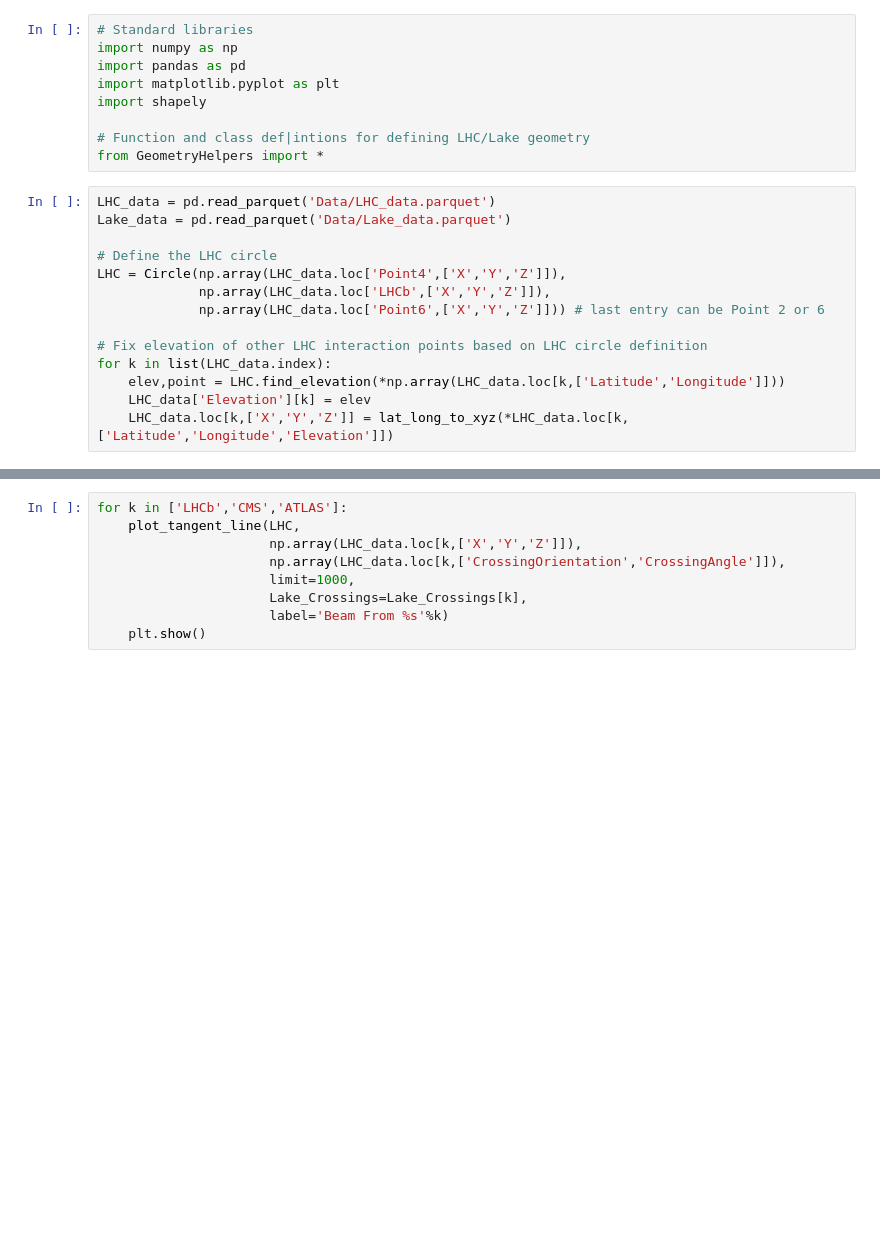
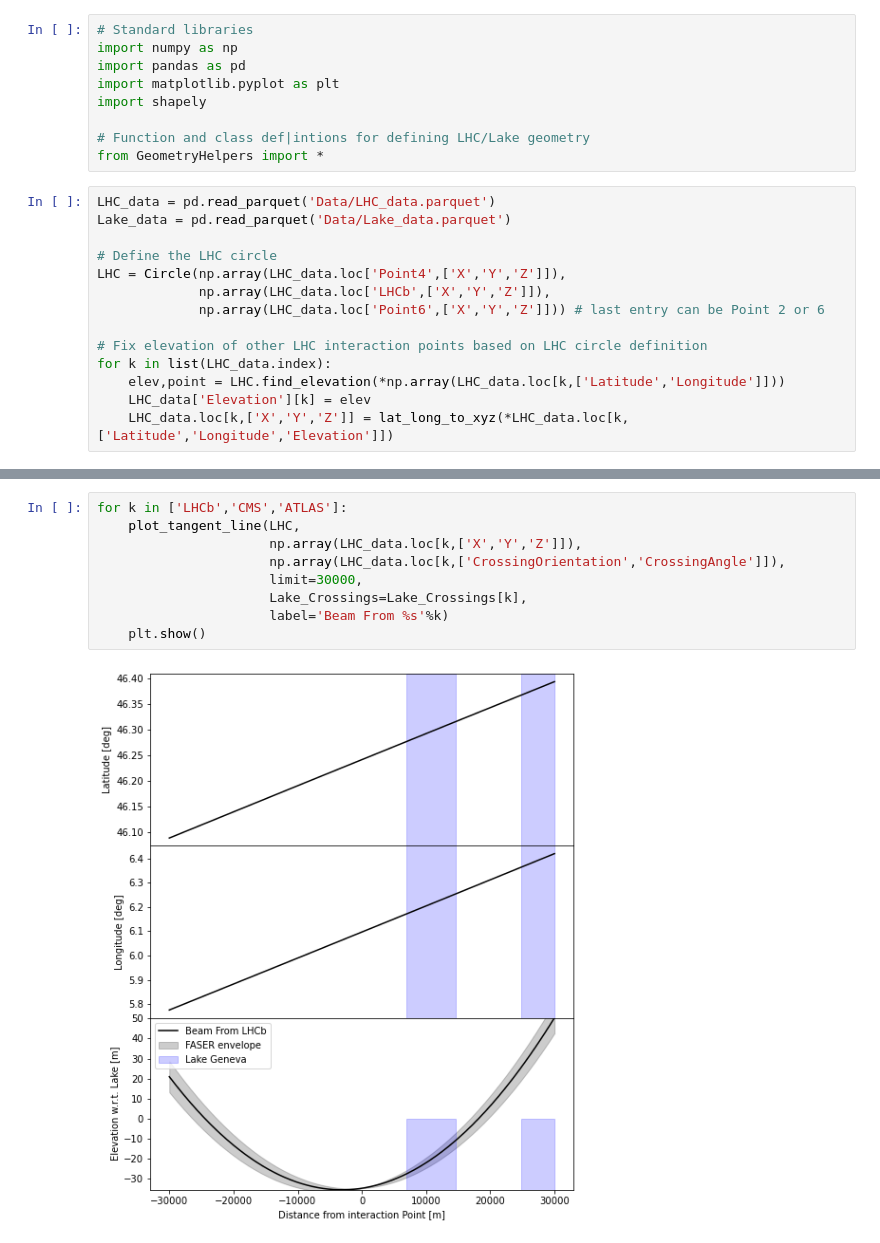
Before and after one commit to nickkamp1/Lake_Geneva_Neutrinos, a Jupyter notebook: Geometry.ipynb, the cells around one changed output, grey strips where cells are left out. Cells and saved outputs as stored; diff of their text form; blank space fills up the shorter version.

```diff
--- a/Geometry.ipynb
+++ b/Geometry.ipynb
@@ -82,9 +86,11 @@ plt.show()
 # %%
 for k in ['LHCb','CMS','ATLAS']:
     plot_tangent_line(LHC,
                       np.array(LHC_data.loc[k,['X','Y','Z']]),
                       np.array(LHC_data.loc[k,['CrossingOrientation','CrossingAngle']]),
-                      limit=1000,
+                      limit=30000,
                       Lake_Crossings=Lake_Crossings[k],
                       label='Beam From %s'%k)
     plt.show()
+# %% [output]
+[figure, added]
```
Also changed, not shown: parts of 4 cells of this notebook, 1 other file.
